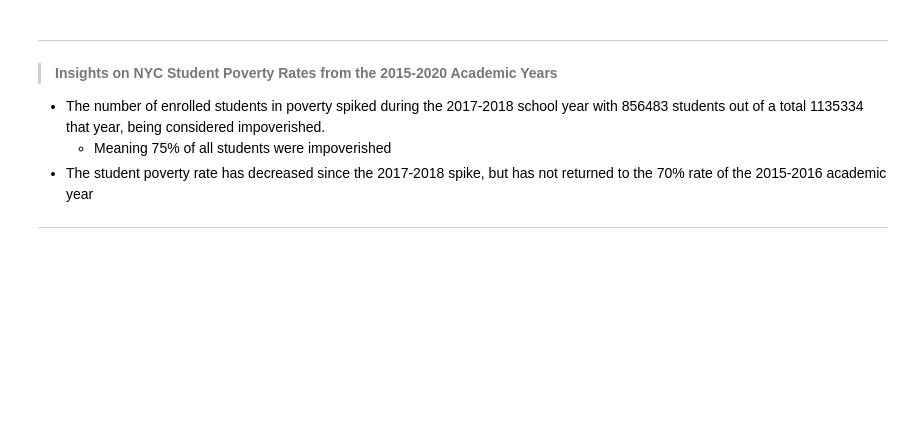
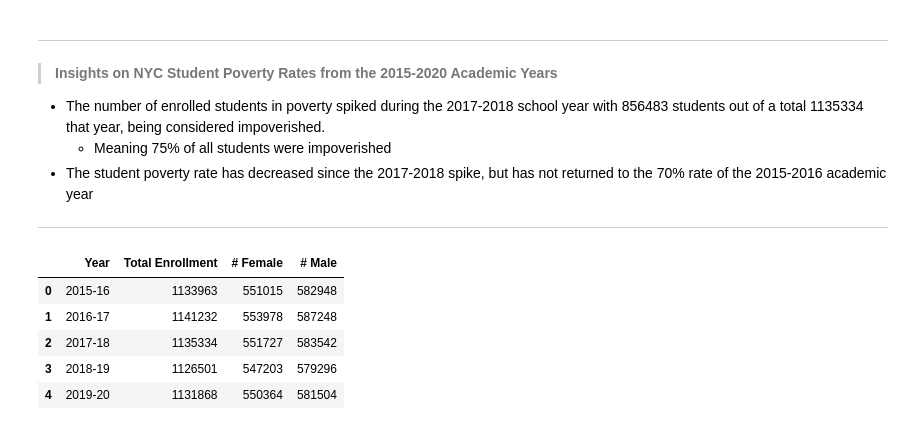
Before and after one commit to thetechleila/NYC-Public-Schools-EDA-Pre-and-Post-Pandemic, a Jupyter notebook: code/EDA_Demographics.ipynb, the cells around one changed output. Saved outputs shown, nothing was run; the diff lists cells and outputs as text; code cells hidden in the pictures; blank space fills up the shorter version.

```diff
--- a/code/EDA_Demographics.ipynb
+++ b/code/EDA_Demographics.ipynb
@@ -270,3 +256,14 @@ ___
     - Meaning 75% of all students were impoverished
 - The student poverty rate has decreased since the 2017-2018 spike, but has not returned to the 70% rate of the 2015-2016 academic year
 ___
+# %%
+#Get overall male and female NYC public school student enrollment for the time range
+gender_df = df[["Year", "Total Enrollment", "# Female", "# Male"]]
+gender_df
+# %% [output]
+|  | Year | Total Enrollment | # Female | # Male |
+| 0 | 2015-16 | 1133963 | 551015 | 582948 |
+| 1 | 2016-17 | 1141232 | 553978 | 587248 |
+| 2 | 2017-18 | 1135334 | 551727 | 583542 |
+| 3 | 2018-19 | 1126501 | 547203 | 579296 |
+| 4 | 2019-20 | 1131868 | 550364 | 581504 |
```
Also changed, not shown: parts of 5 cells of this notebook, 4 other files.
